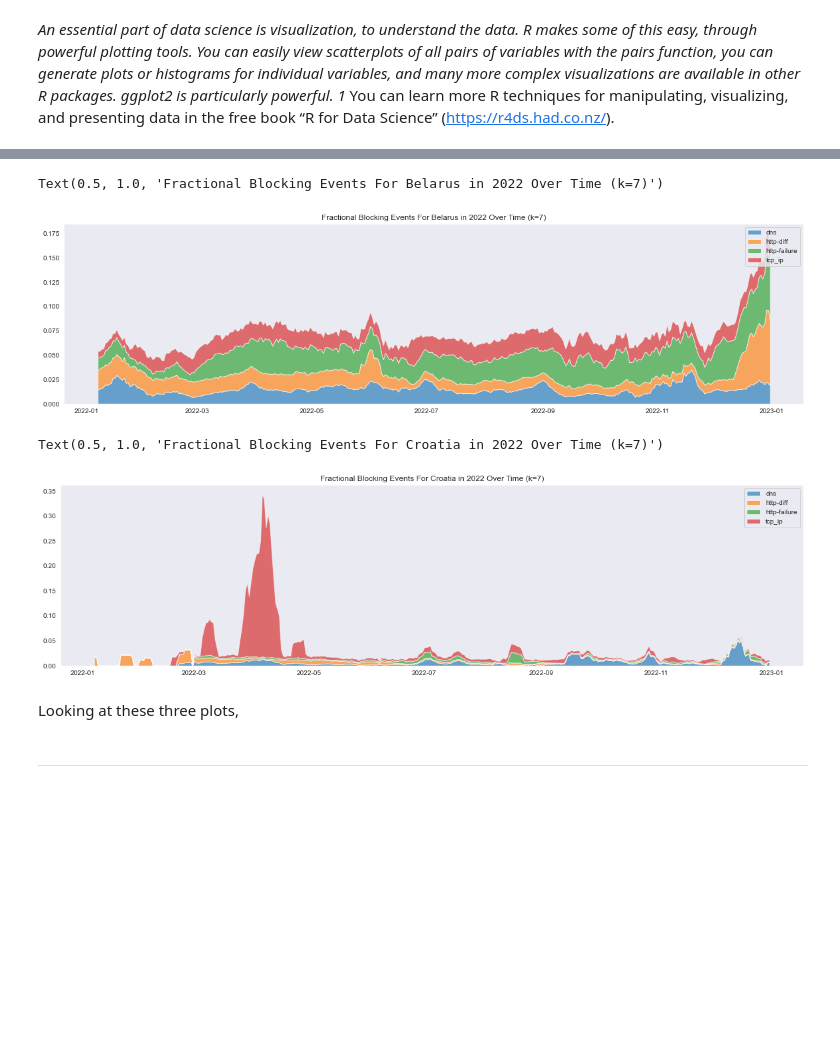
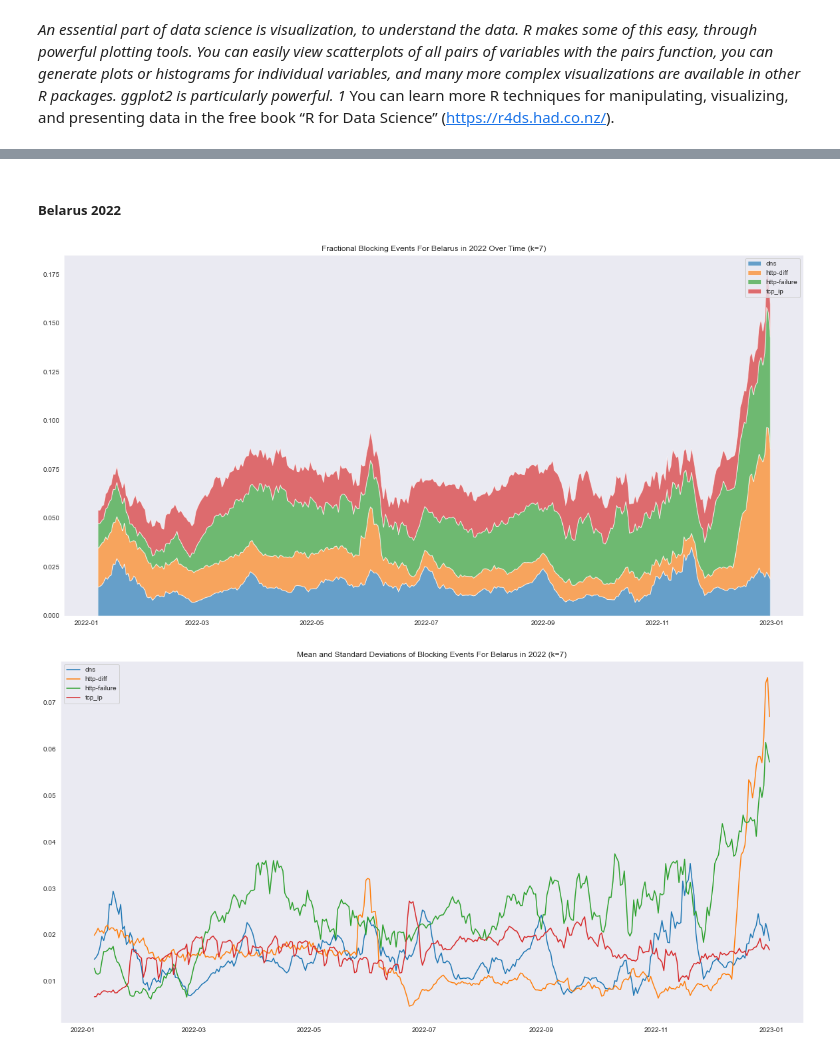
Before and after one commit to mdushkoff/OONI_DataAnalysis, a Jupyter notebook: src/FullAnalysis_JN.ipynb, the cells around one changed output, grey strips where cells are left out. Saved outputs shown, nothing was run; the diff lists cells and outputs as text; code cells hidden in the pictures; blank space fills up the shorter version.

```diff
--- a/src/FullAnalysis_JN.ipynb
+++ b/src/FullAnalysis_JN.ipynb
@@ -28,7 +38,7 @@ palette = sns.color_palette()
 # Data paths
 base_dir = '../results/'
 hr_dir = os.path.join(base_dir, 'HR', 'processed')
-hr_years = ['2022', '2023']
+hr_years = ['2021', '2022', '2023']
 np_dir = os.path.join(base_dir, 'NP', 'processed')
 np_years = ['2022']
 by_dir = os.path.join(base_dir, 'BY', 'processed')
@@ -228,9 +224,13 @@ blocking_events = {
     } for country in web_data
 }
 # %%
-# Compute rolling totals
+# Compute rolling totals, means, and standard deviations
 k=7
 totals = {country : { year : {} for year in blocking_events[country] } for country in blocking_events}
+means = {country : { year : {} for year in blocking_events[country] } for country in blocking_events}
+stds = {country : { year : {} for year in blocking_events[country] } for country in blocking_events}
+quarts = {country : { year : {} for year in blocking_events[country] } for country in blocking_events}
+quants = {country : { year : {} for year in blocking_events[country] } for country in blocking_events}
 for country in blocking_events:
     for year in blocking_events[country]:
         for event_type in blocking_events[country][year]:
@@ -240,7 +240,11 @@ for country in blocking_events:
             # Fill all empty events with zeroes
             d = blocking_events[country][year][event_type]
             tmp = d.groupby(d.index).size()
-            totals[country][year][event_type] = tmp.reindex(date_range, fill_value=0).rolling(window=k).sum().dropna()
+            totals[country][year][event_type] = tmp.copy().reindex(date_range, fill_value=0).rolling(window=k).sum().dropna()
+            means[country][year][event_type] = tmp.copy().reindex(date_range, fill_value=0).rolling(window=k).mean().dropna()
+            stds[country][year][event_type] = tmp.copy().reindex(date_range, fill_value=0).rolling(window=k).std().dropna()
+            quarts[country][year][event_type] = tmp.copy().reindex(date_range, fill_value=0).rolling(window=k).mean().quantile([0.25, 0.75]).dropna()
+            quants[country][year][event_type] = tmp.copy().reindex(date_range, fill_value=0).rolling(window=k).mean().quantile([0.01, 0.1, 0.9, 0.99]).dropna()
 # %%
 # Calculate fractional events
 fracs = {country : { year : {} for year in totals[country] } for country in totals}
@@ -255,15 +291,3 @@ Let's take a look at what types of events are occurring throughout time in vario
 # %%
-# Select a country and year
-country = 'np'
-year = '2022'
-f = fracs[country][year]
-f = f[f.columns[f.columns != 'False']]
-ft = [f[c] for c in f.columns.sort_values()]
-
-# Plot fractional events
-plt.rcParams['figure.figsize'] = [20, 5]
-plt.stackplot(ft[0].index, *ft, labels=f.columns.sort_values(), alpha=0.65)
-plt.legend()
-plt.grid()
-plt.title(f'Fractional Blocking Events For Nepal in {year} Over Time (k={k})')
+make_basic_visualization("np", "2022")
 # %% [output]
@@ -272,38 +298,7 @@ Text(0.5, 1.0, 'Fractional Blocking Events For Nepal in 2022 Over Time (k=7)')
+# %% [markdown]
+##### Belarus 2022
 # %%
-# Select a country and year
-country = 'by'
-year = '2022'
-f = fracs[country][year]
-f = f[f.columns[f.columns != 'False']]
-ft = [f[c] for c in f.columns.sort_values()]
-
-# Plot fractional events
-plt.rcParams['figure.figsize'] = [20, 5]
-plt.stackplot(ft[0].index, *ft, labels=f.columns.sort_values(), alpha=0.65)
-plt.legend()
-plt.grid()
-plt.title(f'Fractional Blocking Events For Belarus in {year} Over Time (k={k})')
+make_basic_visualization("by", "2022")
 # %% [output]
-Text(0.5, 1.0, 'Fractional Blocking Events For Belarus in 2022 Over Time (k=7)')
-[figure, old version]
+[figure, new version]
+[figure, added]
-# %%
-# Select a country and year
-country = 'hr'
-year = '2022'
-f = fracs[country][year]
-f = f[f.columns[f.columns != 'False']]
-ft = [f[c] for c in f.columns.sort_values()]
-
-# Plot fractional events
-plt.rcParams['figure.figsize'] = [20, 5]
-plt.stackplot(ft[0].index, *ft, labels=f.columns.sort_values(), alpha=0.65)
-plt.legend()
-plt.grid()
-plt.title(f'Fractional Blocking Events For Croatia in {year} Over Time (k={k})')
-# %% [output]
-Text(0.5, 1.0, 'Fractional Blocking Events For Croatia in 2022 Over Time (k=7)')
-[figure, removed]
-# %% [markdown]
-Looking at these three plots,
-# %% [markdown]
-----
```
Also changed, not shown: parts of 104 cells of this notebook.
